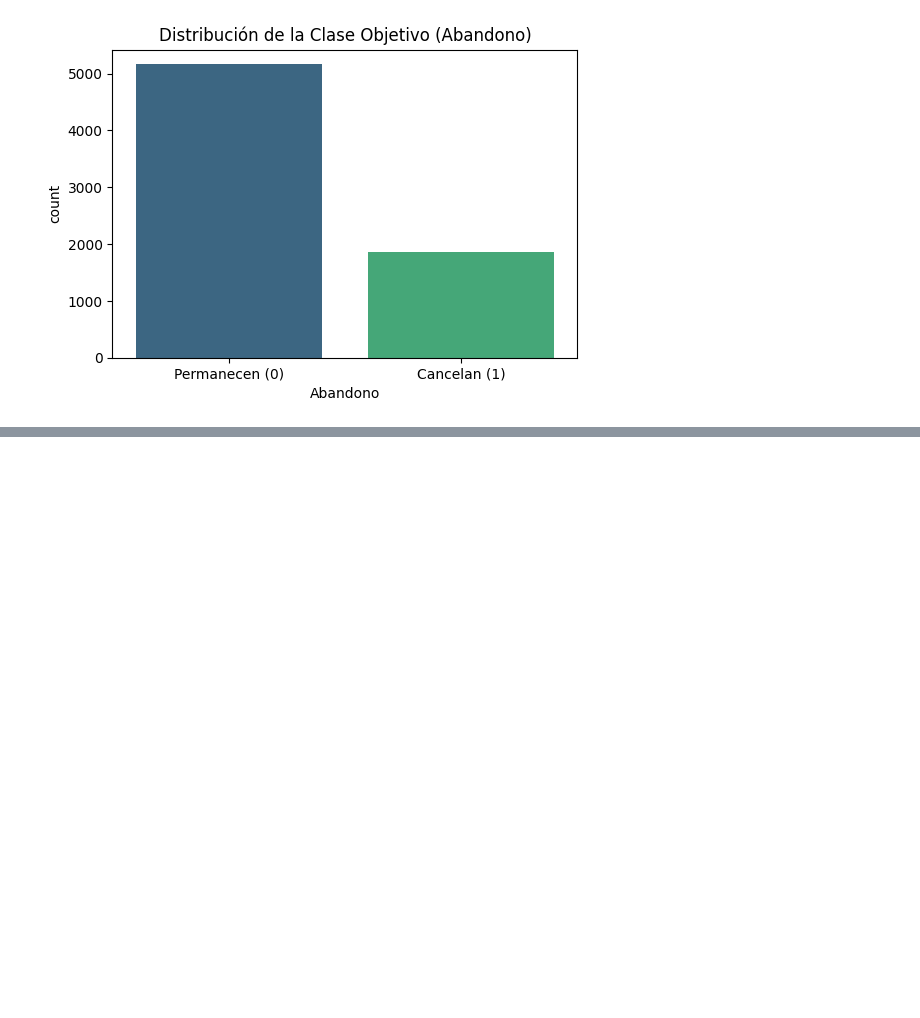
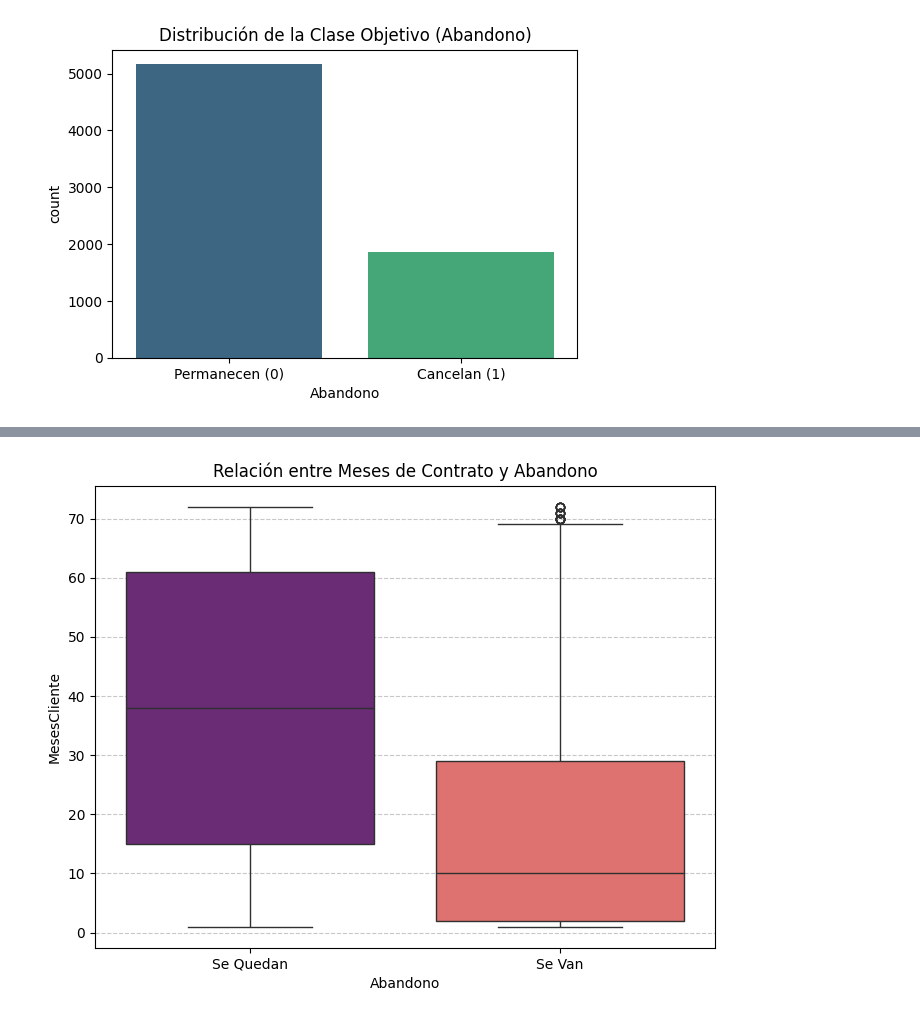
Before and after one commit to PaiGV/Challenge-Alura-Challenge-Telecom-X-2, a Jupyter notebook: Telecom_X_2.ipynb, the cells around one changed output, grey strips where cells are left out. Cells and saved outputs as stored; diff of their text form; code cells hidden in the pictures; blank space fills up the shorter version.

```diff
--- a/Telecom_X_2.ipynb
+++ b/Telecom_X_2.ipynb
@@ -122,0 +178,11 @@ Clientes que se Van (1):    1869 (26.58%)
+# %%
+# Análisis Dirigido
+plt.figure(figsize=(8, 6))
+sns.boxplot(x='Abandono', y='MesesCliente', data=df_ml, palette='magma')
+
+plt.title('Relación entre Meses de Contrato y Abandono')
+plt.xticks([0, 1], ['Se Quedan', 'Se Van'])
+plt.grid(axis='y', linestyle='--', alpha=0.7)
+plt.show()
+# %% [output]
+[figure, added]
```
Also changed, not shown: parts of 5 cells of this notebook.
